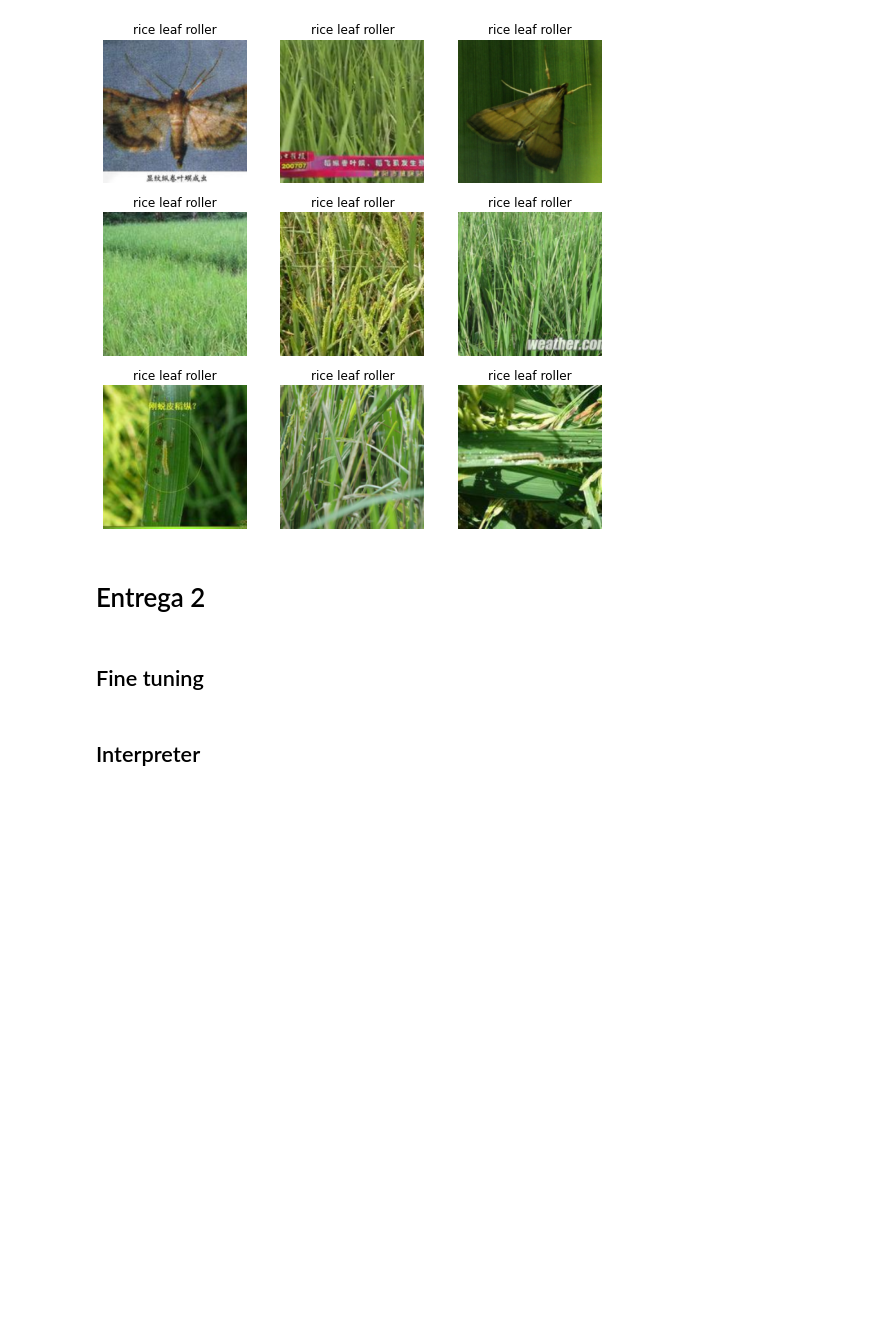
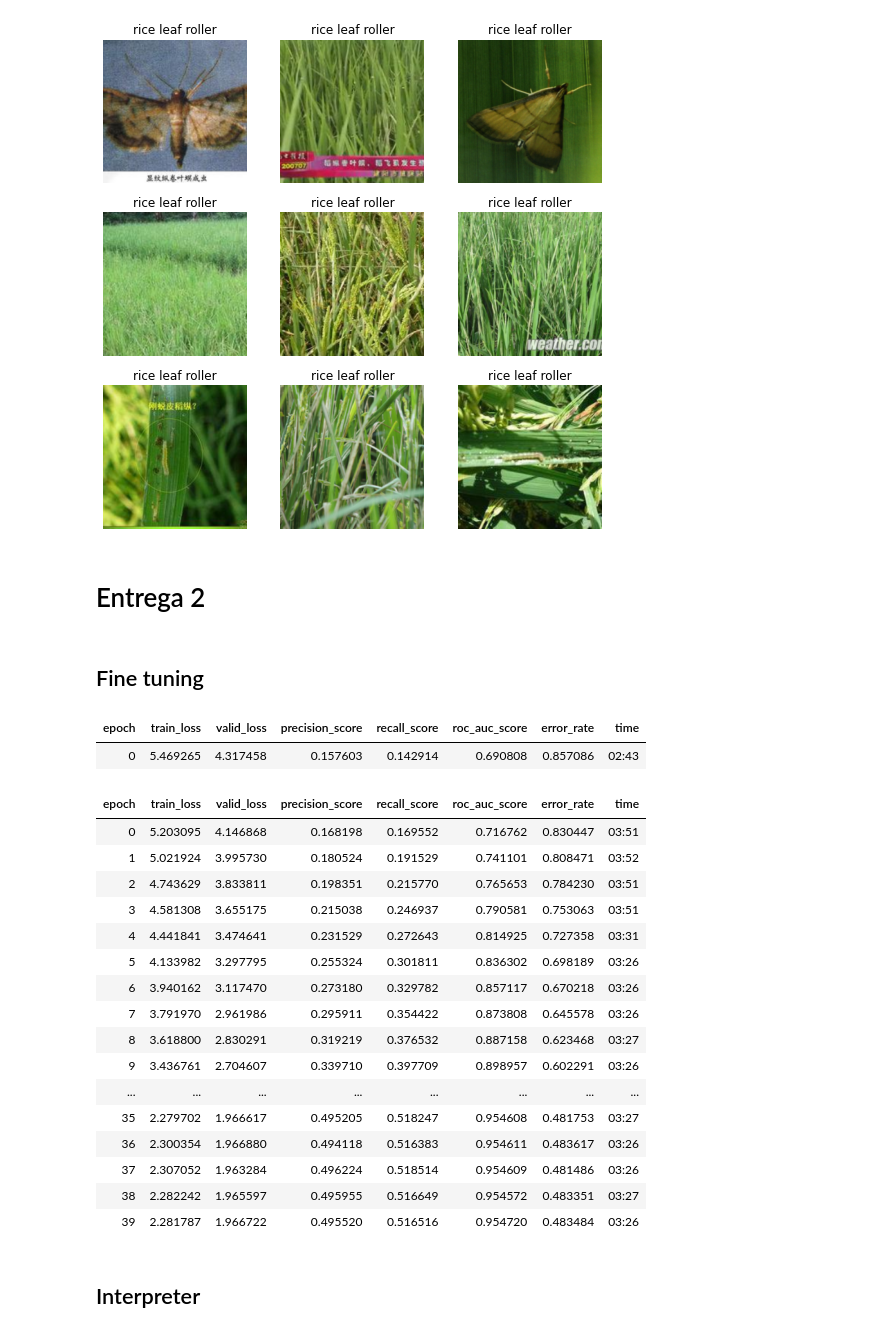
Before and after one commit to lbvx/AprendizadoDeMaquina, a Jupyter notebook: trabalho.ipynb, the cells around one changed output. Drawn from its saved outputs; the diff is of its cells as text; code cells hidden in the pictures; blank space fills up the shorter version.

```diff
--- a/trabalho.ipynb
+++ b/trabalho.ipynb
@@ -186,10 +186,30 @@ dl.valid.show_batch()
 # %%
 prec = Precision(average='weighted')
 rec = Recall(average='weighted')
 auc = RocAuc(average='weighted')
 
-learn = vision_learner(dl, arch=alexnet, metrics=[prec, rec, auc, error_rate], opt_func=SGD, lr=0.01, wd=0.0005)
+learn = vision_learner(dl, arch=resnet34, metrics=[prec, rec, auc, error_rate], opt_func=SGD, lr=0.01, wd=0.0005)
 learn.fine_tune(40)
+# %% [output]
+| epoch | train_loss | valid_loss | precision_score | recall_score | roc_auc_score | error_rate | time |
+| 0 | 5.469265 | 4.317458 | 0.157603 | 0.142914 | 0.690808 | 0.857086 | 02:43 |
+| epoch | train_loss | valid_loss | precision_score | recall_score | roc_auc_score | error_rate | time |
+| 0 | 5.203095 | 4.146868 | 0.168198 | 0.169552 | 0.716762 | 0.830447 | 03:51 |
+| 1 | 5.021924 | 3.995730 | 0.180524 | 0.191529 | 0.741101 | 0.808471 | 03:52 |
+| 2 | 4.743629 | 3.833811 | 0.198351 | 0.215770 | 0.765653 | 0.784230 | 03:51 |
+| 3 | 4.581308 | 3.655175 | 0.215038 | 0.246937 | 0.790581 | 0.753063 | 03:51 |
+| 4 | 4.441841 | 3.474641 | 0.231529 | 0.272643 | 0.814925 | 0.727358 | 03:31 |
+| 5 | 4.133982 | 3.297795 | 0.255324 | 0.301811 | 0.836302 | 0.698189 | 03:26 |
+| 6 | 3.940162 | 3.117470 | 0.273180 | 0.329782 | 0.857117 | 0.670218 | 03:26 |
+| 7 | 3.791970 | 2.961986 | 0.295911 | 0.354422 | 0.873808 | 0.645578 | 03:26 |
+| 8 | 3.618800 | 2.830291 | 0.319219 | 0.376532 | 0.887158 | 0.623468 | 03:27 |
+| 9 | 3.436761 | 2.704607 | 0.339710 | 0.397709 | 0.898957 | 0.602291 | 03:26 |
+| ... | ... | ... | ... | ... | ... | ... | ... |
+| 35 | 2.279702 | 1.966617 | 0.495205 | 0.518247 | 0.954608 | 0.481753 | 03:27 |
+| 36 | 2.300354 | 1.966880 | 0.494118 | 0.516383 | 0.954611 | 0.483617 | 03:26 |
+| 37 | 2.307052 | 1.963284 | 0.496224 | 0.518514 | 0.954609 | 0.481486 | 03:26 |
+| 38 | 2.282242 | 1.965597 | 0.495955 | 0.516649 | 0.954572 | 0.483351 | 03:27 |
+| 39 | 2.281787 | 1.966722 | 0.495520 | 0.516516 | 0.954720 | 0.483484 | 03:26 |
 # %% [markdown]
 ## Interpreter
 # %%
```
Also changed, not shown: parts of 3 cells of this notebook, 1 other file.
